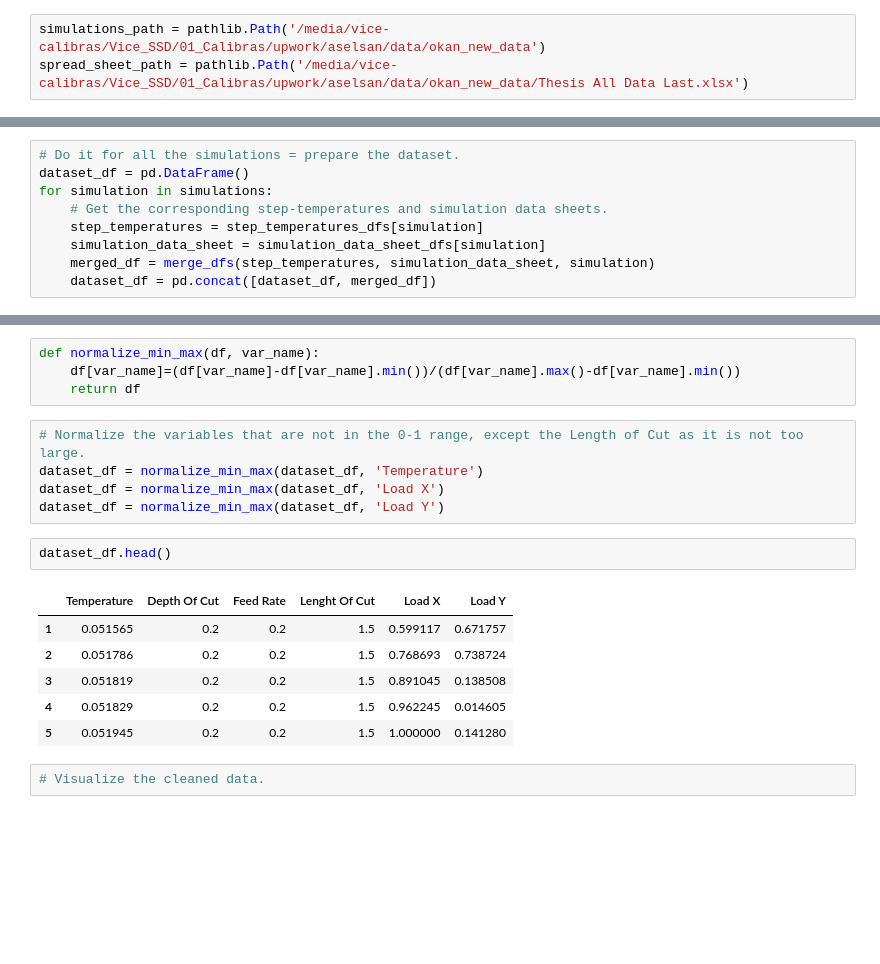
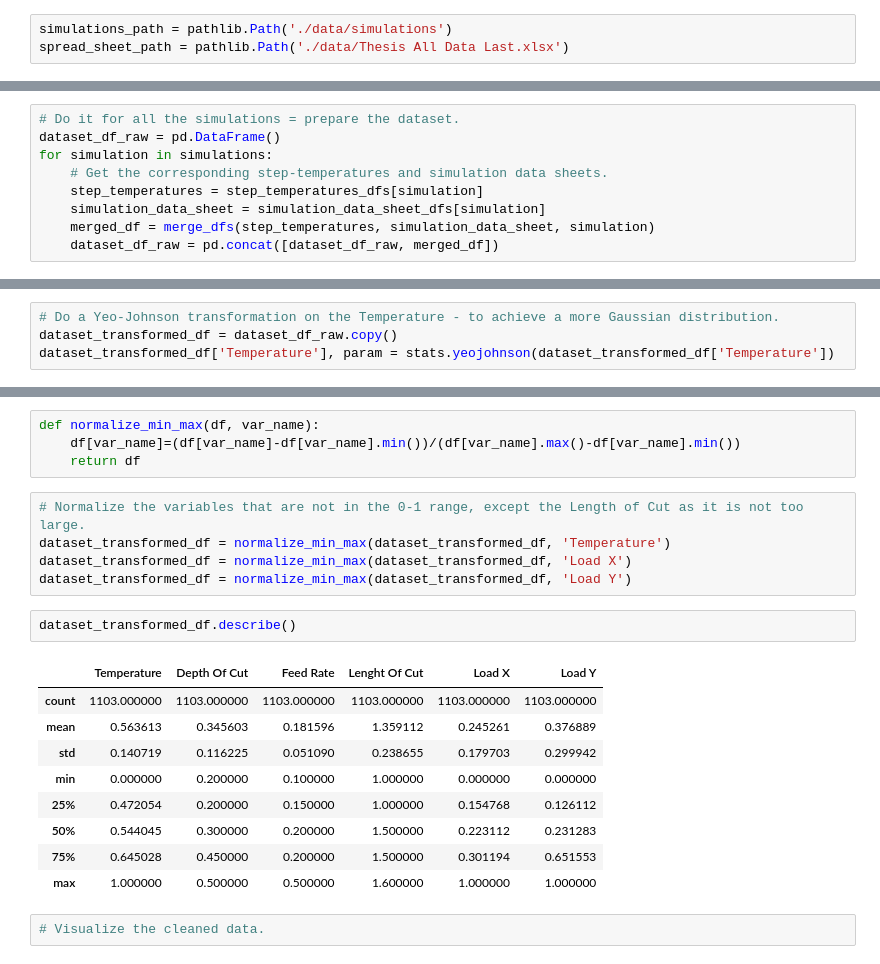
Before and after one commit to viceCalibras/oki, a Jupyter notebook: create_dataset.ipynb, the cells around one changed output, grey strips where cells are left out. Cells and saved outputs as stored; diff of their text form; blank space fills up the shorter version.

Commit message:
introdcued yeo-johnson transformation

```diff
--- a/create_dataset.ipynb
+++ b/create_dataset.ipynb
@@ -167,8 +169,8 @@ simulations = [
     'v16'
 ]
 # %%
-simulations_path = pathlib.Path('/media/vice-calibras/Vice_SSD/01_Calibras/upwork/aselsan/data/okan_new_data')
-spread_sheet_path = pathlib.Path('/media/vice-calibras/Vice_SSD/01_Calibras/upwork/aselsan/data/okan_new_data/Thesis All Data Last.xlsx')
+simulations_path = pathlib.Path('./data/simulations')
+spread_sheet_path = pathlib.Path('./data/Thesis All Data Last.xlsx')
 # %% [markdown]
 # Parse the .MSG files
 # %%
@@ -529,13 +531,13 @@ merged_df
 209 rows × 6 columns
 # %%
 # Do it for all the simulations = prepare the dataset.
-dataset_df = pd.DataFrame()
+dataset_df_raw = pd.DataFrame()
 for simulation in simulations:
     # Get the corresponding step-temperatures and simulation data sheets.
     step_temperatures = step_temperatures_dfs[simulation]
     simulation_data_sheet = simulation_data_sheet_dfs[simulation]
     merged_df = merge_dfs(step_temperatures, simulation_data_sheet, simulation)
-    dataset_df = pd.concat([dataset_df, merged_df])
+    dataset_df_raw = pd.concat([dataset_df_raw, merged_df])
 # %% [output]
 Merging the step-temperature and simulation data sheet for simulation v1!
 Merging the step-temperature and simulation data sheet for simulation v2!
@@ -580,0 +593,4 @@ dataset_df.describe()
+# %%
+# Do a Yeo-Johnson transformation on the Temperature - to achieve a more Gaussian distribution.
+dataset_transformed_df = dataset_df_raw.copy()
+dataset_transformed_df['Temperature'], param = stats.yeojohnson(dataset_transformed_df['Temperature'])
@@ -584,17 +605,20 @@ def normalize_min_max(df, var_name):
     return df
 # %%
 # Normalize the variables that are not in the 0-1 range, except the Length of Cut as it is not too large.
-dataset_df = normalize_min_max(dataset_df, 'Temperature')
-dataset_df = normalize_min_max(dataset_df, 'Load X')
-dataset_df = normalize_min_max(dataset_df, 'Load Y')
+dataset_transformed_df = normalize_min_max(dataset_transformed_df, 'Temperature')
+dataset_transformed_df = normalize_min_max(dataset_transformed_df, 'Load X')
+dataset_transformed_df = normalize_min_max(dataset_transformed_df, 'Load Y')
 # %%
-dataset_df.head()
+dataset_transformed_df.describe()
 # %% [output]
 |  | Temperature | Depth Of Cut | Feed Rate | Lenght Of Cut | Load X | Load Y |
-| 1 | 0.051565 | 0.2 | 0.2 | 1.5 | 0.599117 | 0.671757 |
-| 2 | 0.051786 | 0.2 | 0.2 | 1.5 | 0.768693 | 0.738724 |
-| 3 | 0.051819 | 0.2 | 0.2 | 1.5 | 0.891045 | 0.138508 |
-| 4 | 0.051829 | 0.2 | 0.2 | 1.5 | 0.962245 | 0.014605 |
-| 5 | 0.051945 | 0.2 | 0.2 | 1.5 | 1.000000 | 0.141280 |
+| count | 1103.000000 | 1103.000000 | 1103.000000 | 1103.000000 | 1103.000000 | 1103.000000 |
+| mean | 0.563613 | 0.345603 | 0.181596 | 1.359112 | 0.245261 | 0.376889 |
+| std | 0.140719 | 0.116225 | 0.051090 | 0.238655 | 0.179703 | 0.299942 |
+| min | 0.000000 | 0.200000 | 0.100000 | 1.000000 | 0.000000 | 0.000000 |
+| 25% | 0.472054 | 0.200000 | 0.150000 | 1.000000 | 0.154768 | 0.126112 |
+| 50% | 0.544045 | 0.300000 | 0.200000 | 1.500000 | 0.223112 | 0.231283 |
+| 75% | 0.645028 | 0.450000 | 0.200000 | 1.500000 | 0.301194 | 0.651553 |
+| max | 1.000000 | 0.500000 | 0.500000 | 1.600000 | 1.000000 | 1.000000 |
 # %%
 # Visualize the cleaned data.
```
Also changed, not shown: parts of 15 cells of this notebook, 3 other files.
